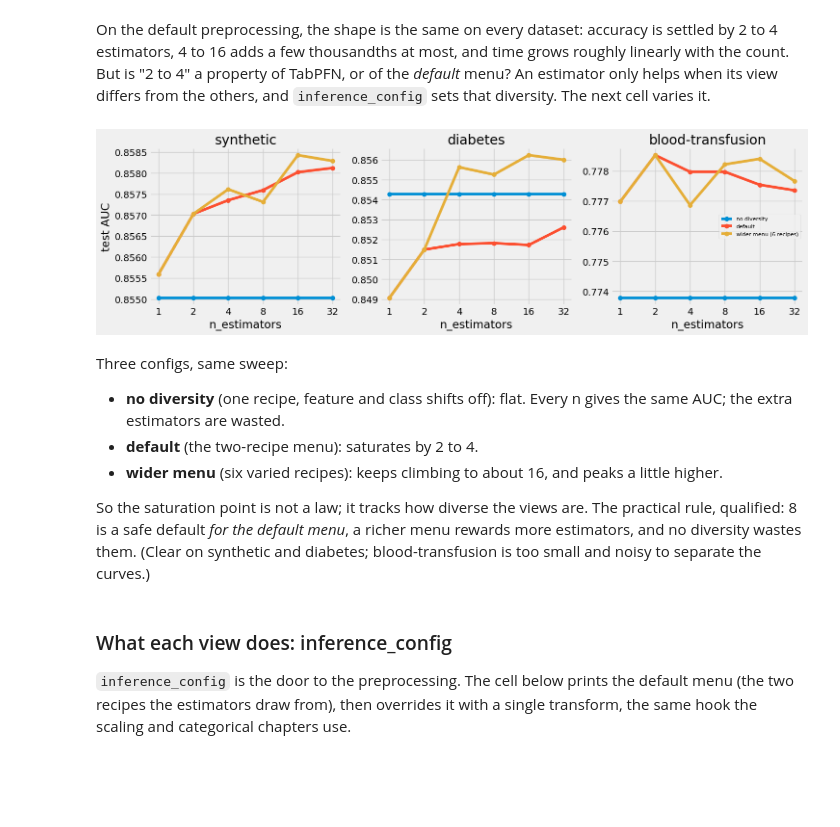
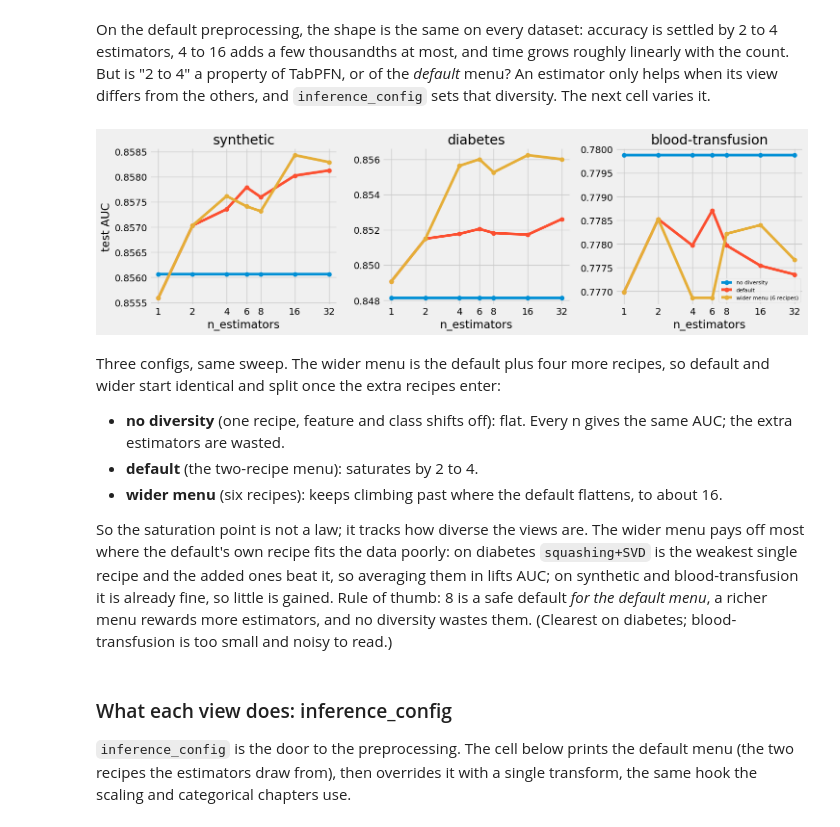
Before and after one commit to CardoAI/TabPFNPractitioner, a Jupyter notebook: notebooks/Parameters.ipynb, the cells around one changed output. Drawn from its saved outputs; the diff is of its cells as text; code cells hidden in the pictures; blank space fills up the shorter version.

Commit message:
Parameters: anchor the n_estimators diversity sweep + explain the dataset effect
- Make the wider menu a superset of the default so the curves share n=1 and n=2
  and diverge once the extra recipes enter; add n=6 to the grid
- Note the wider menu helps most where the default recipe fits poorly (diabetes:
  squashing+SVD is the weakest single recipe)

```diff
--- a/notebooks/Parameters.ipynb
+++ b/notebooks/Parameters.ipynb
@@ -279,7 +279,8 @@ the others, and `inference_config` sets that diversity. The next cell varies it.
 # %%
 # Is "2 to 4 estimators" universal, or a property of the default menu? An estimator only helps if its view
 # differs from the rest, and inference_config sets that. Sweep n_estimators under three configs: no
-# diversity (one recipe, shifts off), the default 2-recipe menu, and a wider 6-recipe menu.
+# diversity (one recipe, shifts off), the default 2-recipe menu, and a wider menu that is the default plus
+# four more recipes (so default and wider share their first two and split once the extras enter).
 from tabpfn.preprocessing import PreprocessorConfig
 from tqdm.auto import tqdm
 
@@ -287,55 +288,59 @@ config_datasets = {"synthetic": make_data(n=4000, seed=0),
                    "diabetes": load_openml_binary("diabetes"),
                    "blood-transfusion": load_openml_binary("blood-transfusion-service-center")}
 
-diverse_menu = [
-    PreprocessorConfig(name="squashing_scaler_default", categorical_name="numeric", global_transformer_name="svd_quarter_components"),
-    PreprocessorConfig(name="quantile_uni", categorical_name="numeric"),
+# read the default menu off a quick fit, then build "wider" as that menu plus four more recipes
+default_menu = list(TabPFNClassifier(n_estimators=8, random_state=0)
+                    .fit(*config_datasets["synthetic"]).inference_config_.PREPROCESS_TRANSFORMS)
+wider_menu = default_menu + [
     PreprocessorConfig(name="safepower", categorical_name="numeric"),
     PreprocessorConfig(name="none", categorical_name="numeric"),
     PreprocessorConfig(name="quantile_norm", categorical_name="numeric", global_transformer_name="svd_quarter_components"),
     PreprocessorConfig(name="robust", categorical_name="numeric"),
 ]
 diversity_configs = {
-    "no diversity": {"PREPROCESS_TRANSFORMS": [PreprocessorConfig(name="quantile_uni", categorical_name="numeric")],
-                     "FEATURE_SHIFT_METHOD": None, "CLASS_SHIFT_METHOD": None},
+    "no diversity": {"PREPROCESS_TRANSFORMS": [default_menu[0]], "FEATURE_SHIFT_METHOD": None, "CLASS_SHIFT_METHOD": None},
     "default": {},
-    "wider menu (6 recipes)": {"PREPROCESS_TRANSFORMS": diverse_menu},
+    "wider menu (6 recipes)": {"PREPROCESS_TRANSFORMS": wider_menu},
 }
-estimator_grid = [1, 2, 4, 8, 16, 32]
+estimator_grid = [1, 2, 4, 6, 8, 16, 32]
 
 config_rows = []
 for data_name, (X, y) in tqdm(config_datasets.items(), desc="n_estimators x config"):
     X_train, X_test, y_train, y_test = train_test_split(X, y, test_size=0.4, random_state=0, stratify=y)
     for config_name, cfg in diversity_configs.items():
         for n in estimator_grid:
             model = TabPFNClassifier(n_estimators=n, random_state=0, inference_config=cfg).fit(X_train, y_train)
             auc = roc_auc_score(y_test, model.predict_proba(X_test)[:, 1])
             config_rows.append({"dataset": data_name, "config": config_name, "n_estimators": n, "auc": auc})
 
 config_sweep = pd.DataFrame(config_rows)
 fig, axes = plt.subplots(1, 3, figsize=(15, 4.5))
 for ax, data_name in zip(axes, config_datasets):
     sub = config_sweep[config_sweep.dataset == data_name]
     for config_name in diversity_configs:
         line = sub[sub.config == config_name].sort_values("n_estimators")
         ax.plot(line.n_estimators, line.auc, marker="o", label=config_name)
     ax.set_xscale("log", base=2); ax.set_xticks(estimator_grid); ax.set_xticklabels(estimator_grid)
     ax.set_title(data_name); ax.set_xlabel("n_estimators")
 axes[0].set_ylabel("test AUC"); axes[-1].legend(fontsize=8)
 fig.tight_layout(); plt.show()
 # %% [output]
-[figure, old version]
+[figure, new version]
 # %% [markdown]
-Three configs, same sweep:
+Three configs, same sweep. The wider menu is the default plus four more recipes, so default and wider start
+identical and split once the extra recipes enter:
 
 - **no diversity** (one recipe, feature and class shifts off): flat. Every n gives the same AUC; the extra
   estimators are wasted.
 - **default** (the two-recipe menu): saturates by 2 to 4.
-- **wider menu** (six varied recipes): keeps climbing to about 16, and peaks a little higher.
+- **wider menu** (six recipes): keeps climbing past where the default flattens, to about 16.
 
-So the saturation point is not a law; it tracks how diverse the views are. The practical rule, qualified: 8
-is a safe default *for the default menu*, a richer menu rewards more estimators, and no diversity wastes
-them. (Clear on synthetic and diabetes; blood-transfusion is too small and noisy to separate the curves.)
+So the saturation point is not a law; it tracks how diverse the views are. The wider menu pays off most
+where the default's own recipe fits the data poorly: on diabetes `squashing+SVD` is the weakest single
+recipe and the added ones beat it, so averaging them in lifts AUC; on synthetic and blood-transfusion it is
+already fine, so little is gained. Rule of thumb: 8 is a safe default *for the default menu*, a richer menu
+rewards more estimators, and no diversity wastes them. (Clearest on diabetes; blood-transfusion is too
+small and noisy to read.)
 # %% [markdown]
 ### What each view does: inference_config
 
```
